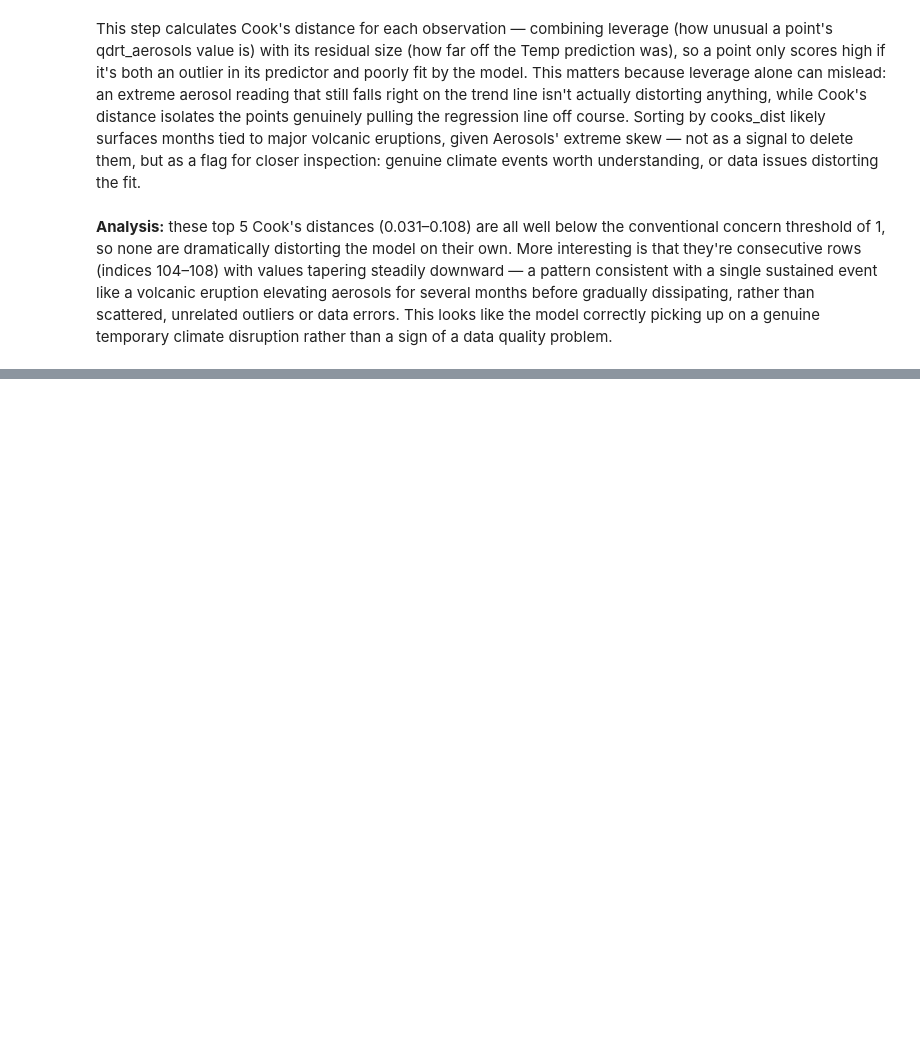
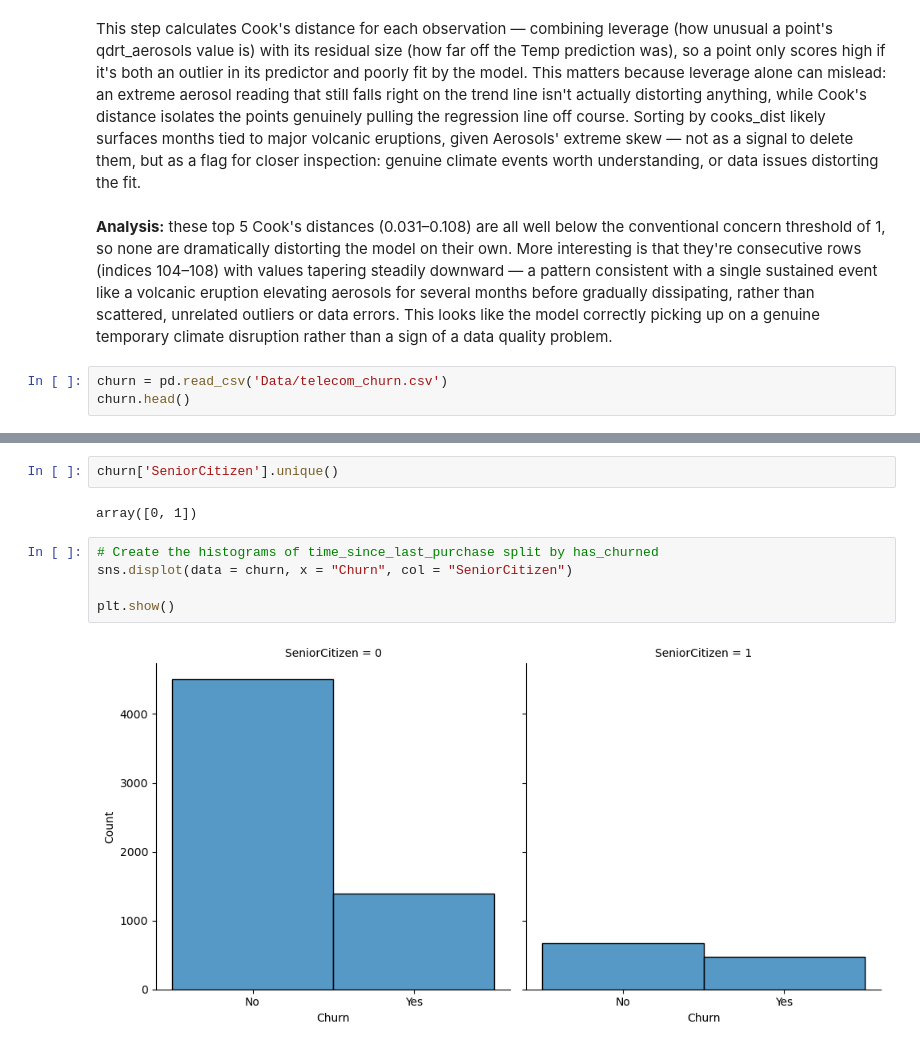
Before and after one commit to saalssall/Statistics_In_Python, a Jupyter notebook: Regression_statsmodel_1.ipynb, the cells around one changed output, grey strips where cells are left out. Cells and saved outputs as stored; diff of their text form; blank space fills up the shorter version.

```diff
--- a/Regression_statsmodel_1.ipynb
+++ b/Regression_statsmodel_1.ipynb
@@ -599,3 +600,6 @@ print(climate_df.sort_values("cooks_dist", ascending=False).head())
 This step calculates Cook's distance for each observation — combining leverage (how unusual a point's qdrt_aerosols value is) with its residual size (how far off the Temp prediction was), so a point only scores high if it's both an outlier in its predictor and poorly fit by the model. This matters because leverage alone can mislead: an extreme aerosol reading that still falls right on the trend line isn't actually distorting anything, while Cook's distance isolates the points genuinely pulling the regression line off course. Sorting by cooks_dist likely surfaces months tied to major volcanic eruptions, given Aerosols' extreme skew — not as a signal to delete them, but as a flag for closer inspection: genuine climate events worth understanding, or data issues distorting the fit.
 # %% [markdown]
 **Analysis:** these top 5 Cook's distances (0.031–0.108) are all well below the conventional concern threshold of 1, so none are dramatically distorting the model on their own. More interesting is that they're consecutive rows (indices 104–108) with values tapering steadily downward — a pattern consistent with a single sustained event like a volcanic eruption elevating aerosols for several months before gradually dissipating, rather than scattered, unrelated outliers or data errors. This looks like the model correctly picking up on a genuine temporary climate disruption rather than a sign of a data quality problem.
+# %%
+churn = pd.read_csv('Data/telecom_churn.csv')
+churn.head()
@@ -601,0 +614,11 @@ This step calculates Cook's distance for each observation — combining leverage
+# %%
+churn['SeniorCitizen'].unique()
+# %% [output]
+array([0, 1])
+# %%
+# Create the histograms of time_since_last_purchase split by has_churned
+sns.displot(data = churn, x = "Churn", col = "SeniorCitizen")
+
+plt.show()
+# %% [output]
+[figure, added]
```
Also changed, not shown: parts of 9 cells of this notebook.
